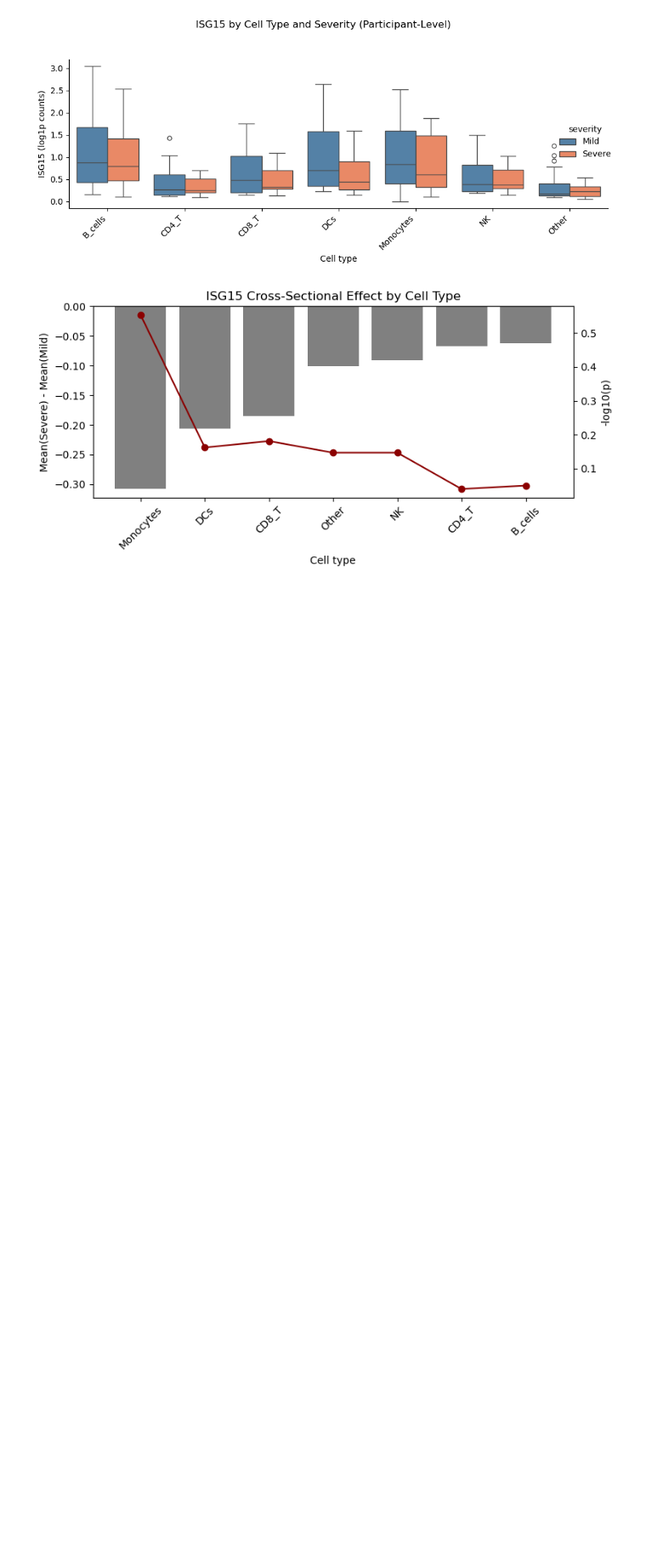
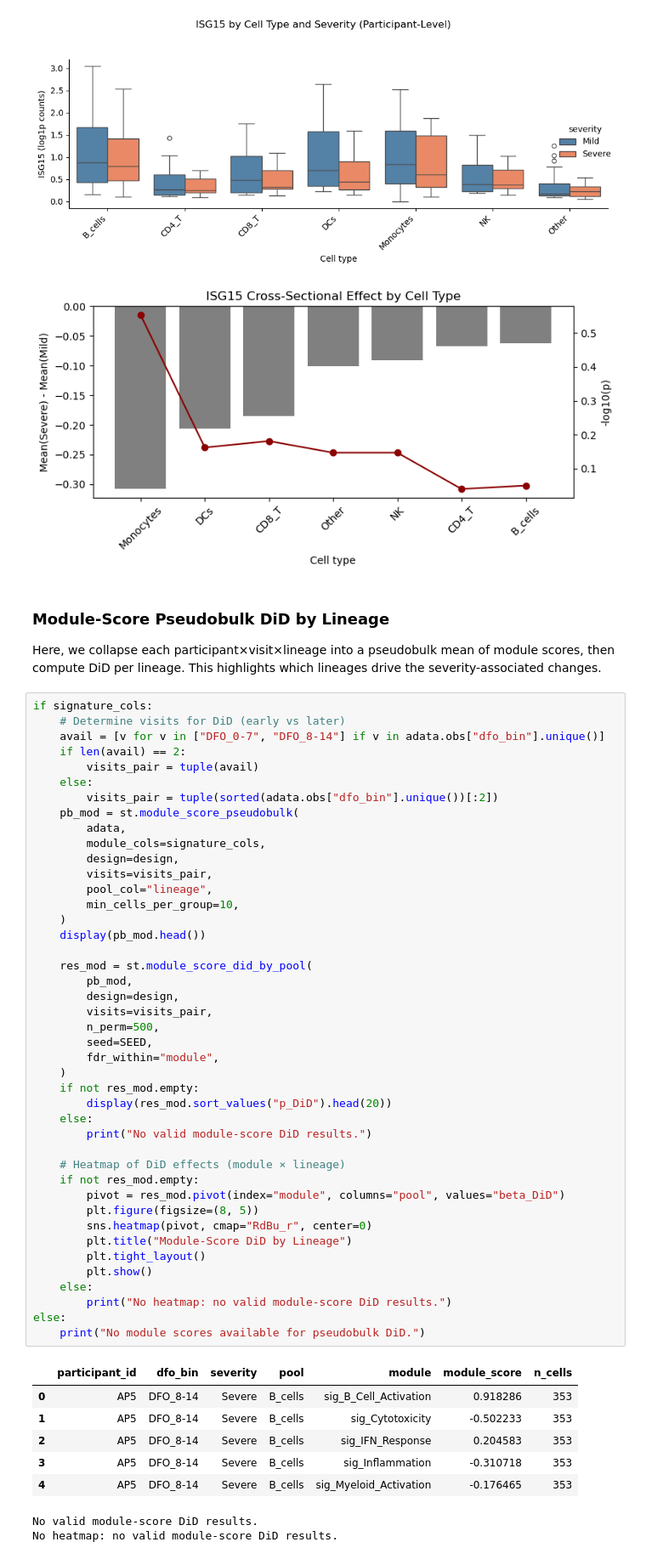
Before and after one commit to TheOmarLab/sctrial, a Jupyter notebook: docs/source/examples/example_covid19_stephenson.ipynb, the cells around one changed output. Shown at 85% size. Drawn from its saved outputs; the diff is of its cells as text; blank space fills up the shorter version.

Commit message:
Add module-score pseudobulk DiD and UMAP panel

```diff
--- a/docs/source/examples/example_covid19_stephenson.ipynb
+++ b/docs/source/examples/example_covid19_stephenson.ipynb
@@ -1097,3 +1097,59 @@ else:
 | 6 | ISG15 | [Other] | Severe | Mild | 11 | 23 | 0.242101 | 0.342777 | -0.100676 | 0.712779 | ... |
 [figure]
 [figure]
+# %% [markdown]
+### Module-Score Pseudobulk DiD by Lineage
+
+Here, we collapse each participant×visit×lineage into a pseudobulk mean of module scores, then compute DiD per lineage. This highlights which lineages drive the severity-associated changes.
+# %%
+if signature_cols:
+    # Determine visits for DiD (early vs later)
+    avail = [v for v in ["DFO_0-7", "DFO_8-14"] if v in adata.obs["dfo_bin"].unique()]
+    if len(avail) == 2:
+        visits_pair = tuple(avail)
+    else:
+        visits_pair = tuple(sorted(adata.obs["dfo_bin"].unique())[:2])
+    pb_mod = st.module_score_pseudobulk(
+        adata,
+        module_cols=signature_cols,
+        design=design,
+        visits=visits_pair,
+        pool_col="lineage",
+        min_cells_per_group=10,
+    )
+    display(pb_mod.head())
+
+    res_mod = st.module_score_did_by_pool(
+        pb_mod,
+        design=design,
+        visits=visits_pair,
+        n_perm=500,
+        seed=SEED,
+        fdr_within="module",
+    )
+    if not res_mod.empty:
+        display(res_mod.sort_values("p_DiD").head(20))
+    else:
+        print("No valid module-score DiD results.")
+
+    # Heatmap of DiD effects (module × lineage)
+    if not res_mod.empty:
+        pivot = res_mod.pivot(index="module", columns="pool", values="beta_DiD")
+        plt.figure(figsize=(8, 5))
+        sns.heatmap(pivot, cmap="RdBu_r", center=0)
+        plt.title("Module-Score DiD by Lineage")
+        plt.tight_layout()
+        plt.show()
+    else:
+        print("No heatmap: no valid module-score DiD results.")
+else:
+    print("No module scores available for pseudobulk DiD.")
+# %% [output]
+|  | participant_id | dfo_bin | severity | pool | module | module_score | n_cells |
+| 0 | AP5 | DFO_8-14 | Severe | B_cells | sig_B_Cell_Activation | 0.918286 | 353 |
+| 1 | AP5 | DFO_8-14 | Severe | B_cells | sig_Cytotoxicity | -0.502233 | 353 |
+| 2 | AP5 | DFO_8-14 | Severe | B_cells | sig_IFN_Response | 0.204583 | 353 |
+| 3 | AP5 | DFO_8-14 | Severe | B_cells | sig_Inflammation | -0.310718 | 353 |
+| 4 | AP5 | DFO_8-14 | Severe | B_cells | sig_Myeloid_Activation | -0.176465 | 353 |
+No valid module-score DiD results.
+No heatmap: no valid module-score DiD results.
```
Also changed, not shown: 8 other files.
